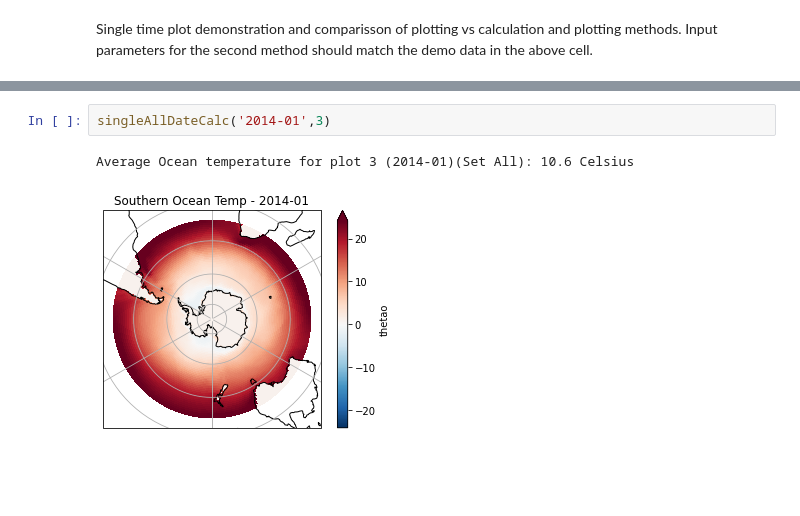
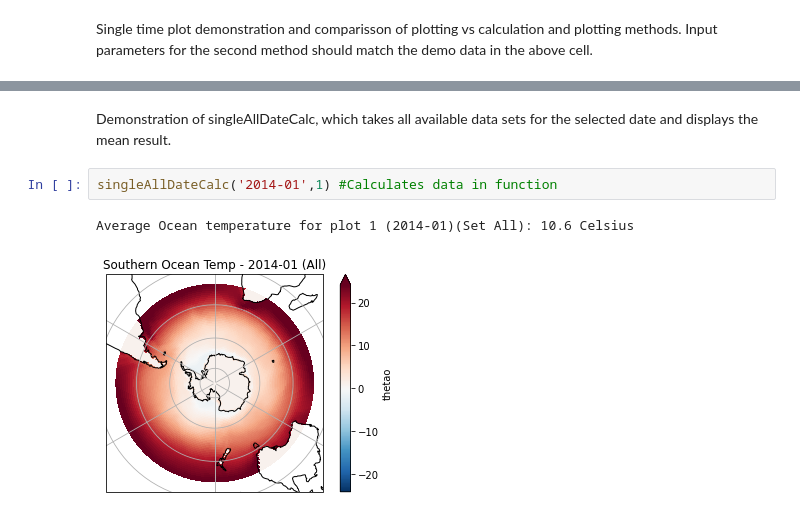
Before and after one commit to el1247/BAS_AI4ER_SAM, a Jupyter notebook: notebooks/exploratory/1.3_el_ESM3Analysis.ipynb, the cells around one changed output, grey strips where cells are left out. Saved outputs shown, nothing was run; the diff lists cells and outputs as text; blank space fills up the shorter version.

Commit message:
ESM3 analysis update
Added functions for range data, improved quality of demonstrations

```diff
--- a/notebooks/exploratory/1.3_el_ESM3Analysis.ipynb
+++ b/notebooks/exploratory/1.3_el_ESM3Analysis.ipynb
@@ -227,5 +256,7 @@ Average Ocean temperature for plot 2 (1950-01)(Set 0): 10.11 Celsius
+# %% [markdown]
+Demonstration of singleAllDateCalc, which takes all available data sets for the selected date and displays the mean result.
 # %%
-singleAllDateCalc('2014-01',3)
+singleAllDateCalc('2014-01',1) #Calculates data in function
 # %% [output]
-Average Ocean temperature for plot 3 (2014-01)(Set All): 10.6 Celsius
+Average Ocean temperature for plot 1 (2014-01)(Set All): 10.6 Celsius
-[figure, old version]
+[figure, new version]
```
Also changed, not shown: parts of 18 cells of this notebook.
